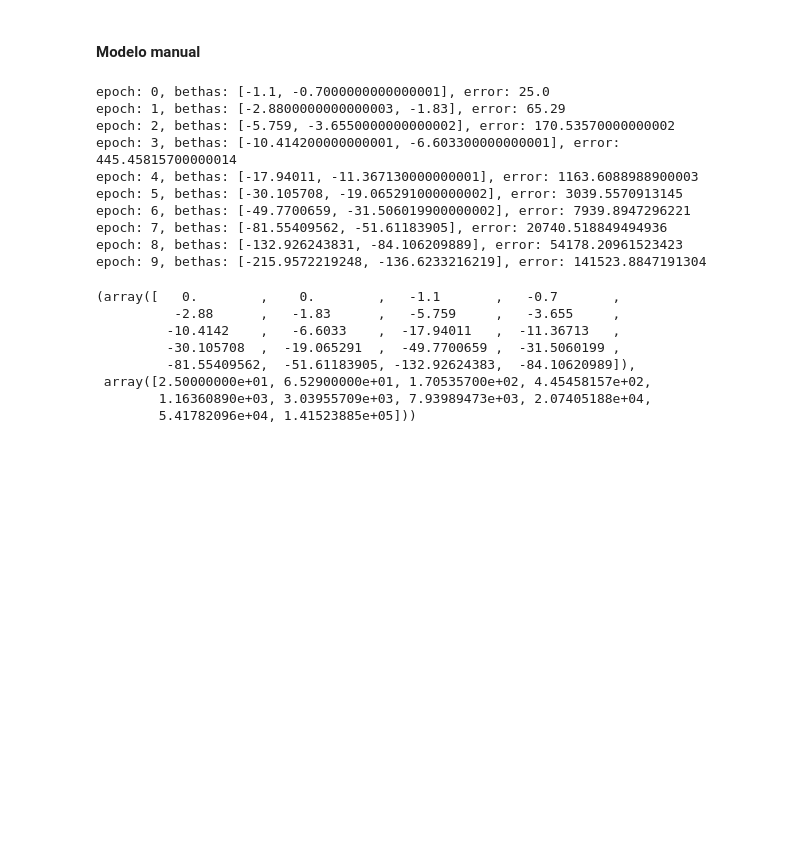
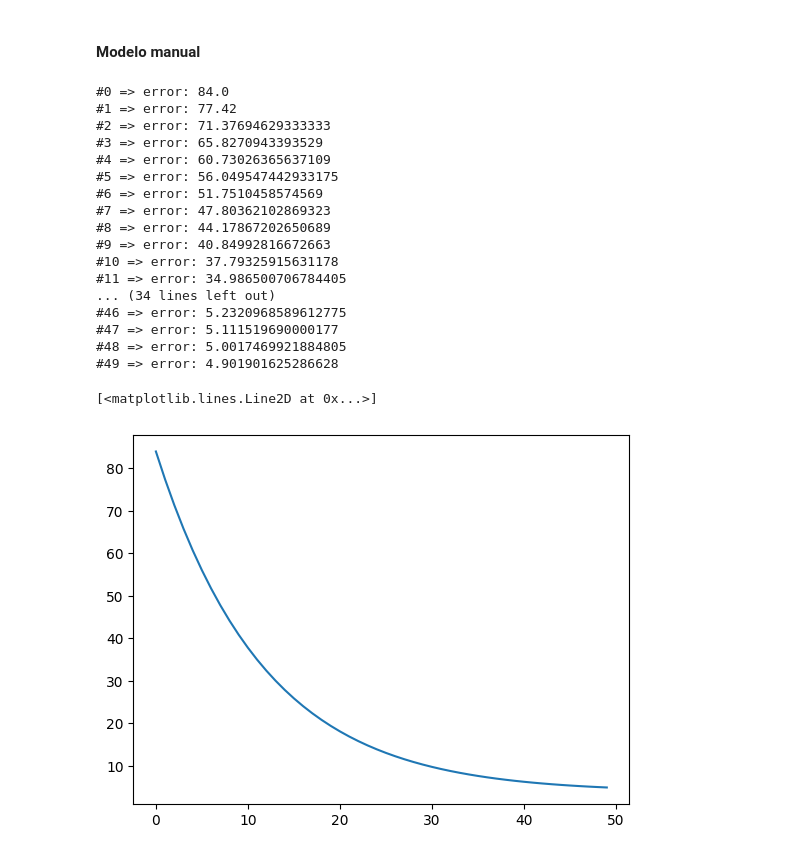
Before and after one commit to baquiax/econometrics-2, a Jupyter notebook: project1/solution.ipynb, the cells around one changed output. Saved outputs shown, nothing was run; the diff lists cells and outputs as text; code cells hidden in the pictures; blank space fills up the shorter version.

Commit message:
feat(errors): Display error behavior

```diff
--- a/project1/solution.ipynb
+++ b/project1/solution.ipynb
@@ -172,22 +172,26 @@ def train_model(x = np.array([]), y = np.array([]), epochs = 0, learning_rate =
     return all_betas, all_errors
 # %%
-train_model(np.array([1,2]), np.array([3,4]), 10, 0.2)
+result = train_model(np.array([1,2,3]), np.array([2,4,6]), 50, 0.01)
+
+## Ploting error history
+plt.plot(result[1])
 # %% [output]
-epoch: 0, bethas: [-1.1, -0.7000000000000001], error: 25.0
-epoch: 1, bethas: [-2.8800000000000003, -1.83], error: 65.29
-epoch: 2, bethas: [-5.759, -3.6550000000000002], error: 170.53570000000002
-epoch: 3, bethas: [-10.414200000000001, -6.603300000000001], error: 445.45815700000014
-epoch: 4, bethas: [-17.94011, -11.367130000000001], error: 1163.6088988900003
-epoch: 5, bethas: [-30.105708, -19.065291000000002], error: 3039.5570913145
-epoch: 6, bethas: [-49.7700659, -31.506019900000002], error: 7939.8947296221
-epoch: 7, bethas: [-81.55409562, -51.61183905], error: 20740.518849494936
-epoch: 8, bethas: [-132.926243831, -84.106209889], error: 54178.20961523423
-epoch: 9, bethas: [-215.9572219248, -136.6233216219], error: 141523.8847191304
+#0 => error: 84.0
+#1 => error: 77.42
+#2 => error: 71.37694629333333
+#3 => error: 65.8270943393529
+#4 => error: 60.73026365637109
+#5 => error: 56.049547442933175
+#6 => error: 51.7510458574569
+#7 => error: 47.80362102869323
+#8 => error: 44.17867202650689
+#9 => error: 40.84992816672663
+#10 => error: 37.79325915631178
+#11 => error: 34.986500706784405
+... (34 lines left out)
+#46 => error: 5.2320968589612775
+#47 => error: 5.111519690000177
+#48 => error: 5.0017469921884805
+#49 => error: 4.901901625286628
-(array([   0.        ,    0.        ,   -1.1       ,   -0.7       ,
-          -2.88      ,   -1.83      ,   -5.759     ,   -3.655     ,
-         -10.4142    ,   -6.6033    ,  -17.94011   ,  -11.36713   ,
-         -30.105708  ,  -19.065291  ,  -49.7700659 ,  -31.5060199 ,
-         -81.55409562,  -51.61183905, -132.92624383,  -84.10620989]),
- array([2.50000000e+01, 6.52900000e+01, 1.70535700e+02, 4.45458157e+02,
-        1.16360890e+03, 3.03955709e+03, 7.93989473e+03, 2.07405188e+04,
-        5.41782096e+04, 1.41523885e+05]))
+[<matplotlib.lines.Line2D at 0x...>]
+[figure, added]
```
Also changed, not shown: parts of 1 cell of this notebook.
